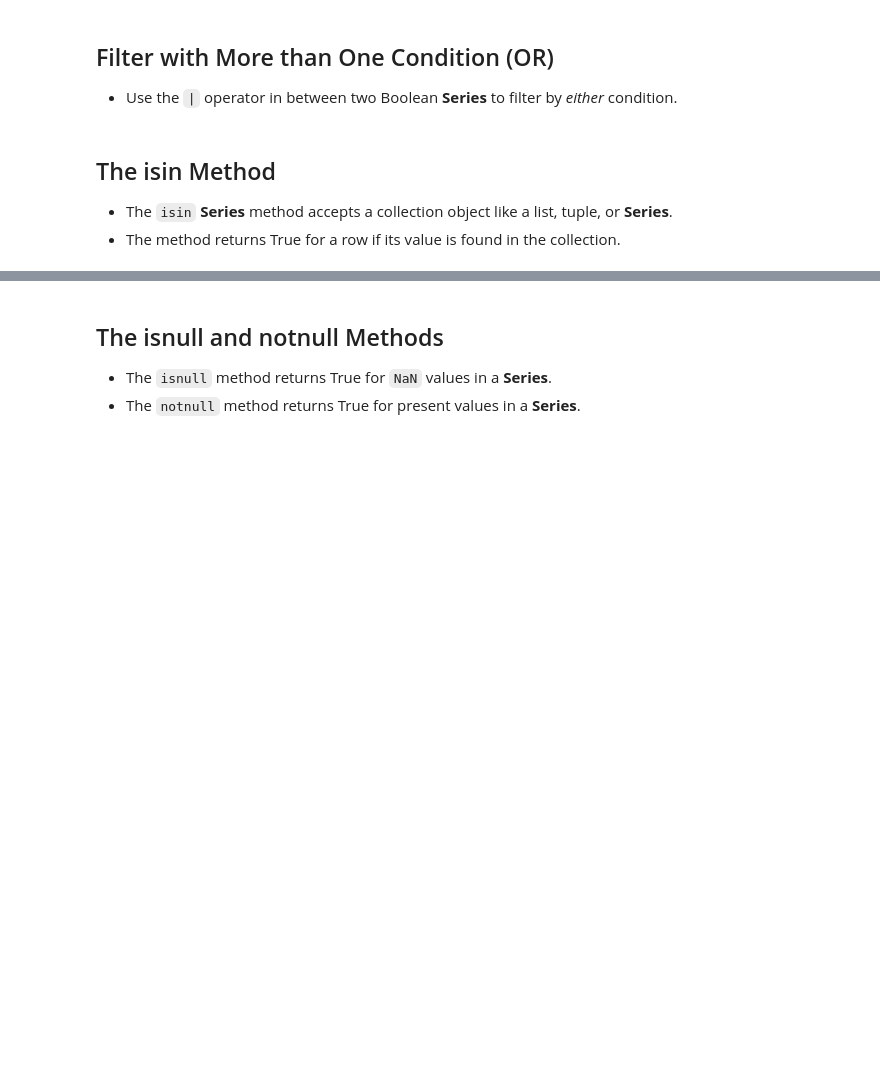
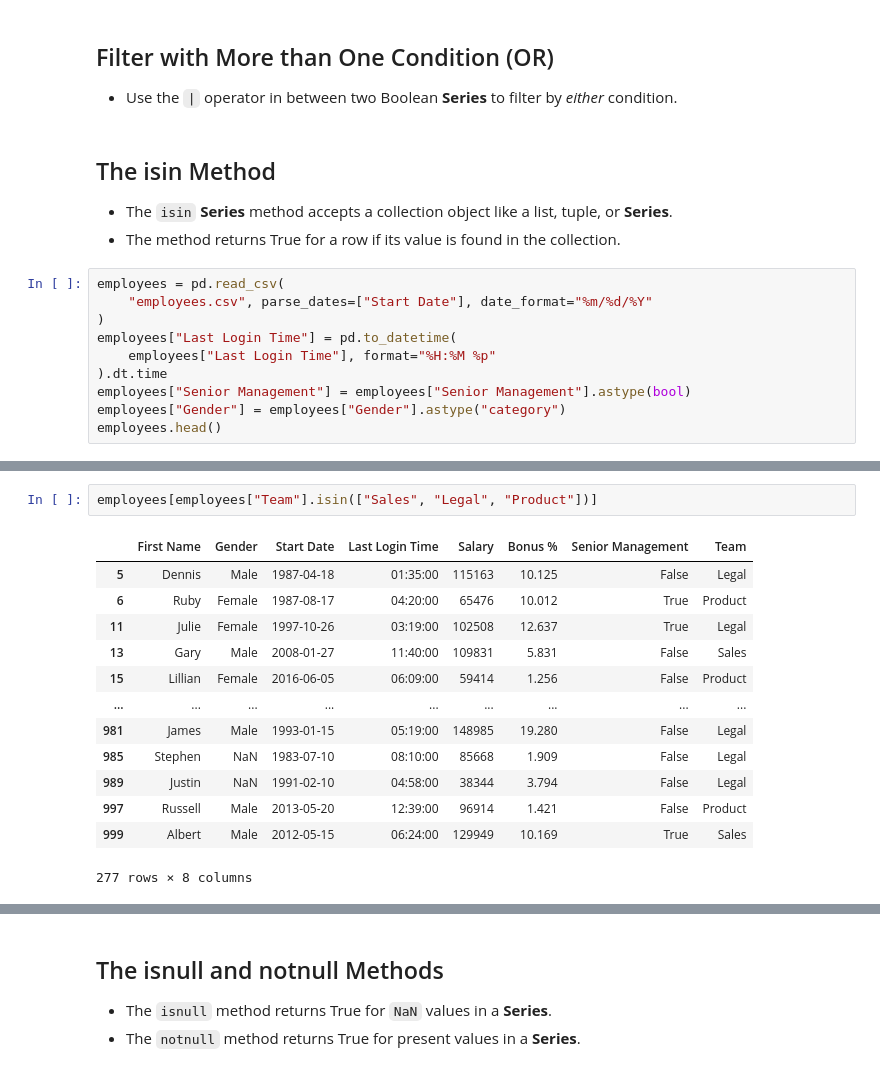
Before and after one commit to brisacoder/Data-Analysis-with-Pandas-and-Python, a Jupyter notebook: pandas/Incomplete/05 - DataFrames II - Filtering Data.ipynb, the cells around one changed output, grey strips where cells are left out. Drawn from its saved outputs; the diff is of its cells as text; blank space fills up the shorter version.

```diff
--- a/pandas/Incomplete/05 - DataFrames II - Filtering Data.ipynb
+++ b/pandas/Incomplete/05 - DataFrames II - Filtering Data.ipynb
@@ -132,3 +188,13 @@ salary_gt_100k = employees["Salary"] > 100000
 ## The isin Method
 - The `isin` **Series** method accepts a collection object like a list, tuple, or **Series**.
 - The method returns True for a row if its value is found in the collection.
+# %%
+employees = pd.read_csv(
+    "employees.csv", parse_dates=["Start Date"], date_format="%m/%d/%Y"
+)
+employees["Last Login Time"] = pd.to_datetime(
+    employees["Last Login Time"], format="%H:%M %p"
+).dt.time
+employees["Senior Management"] = employees["Senior Management"].astype(bool)
+employees["Gender"] = employees["Gender"].astype("category")
+employees.head()
@@ -134,0 +208,16 @@ salary_gt_100k = employees["Salary"] > 100000
+# %%
+employees[employees["Team"].isin(["Sales", "Legal", "Product"])]
+# %% [output]
+|  | First Name | Gender | Start Date | Last Login Time | Salary | Bonus % | Senior Management | Team |
+| 5 | Dennis | Male | 1987-04-18 | 01:35:00 | 115163 | 10.125 | False | Legal |
+| 6 | Ruby | Female | 1987-08-17 | 04:20:00 | 65476 | 10.012 | True | Product |
+| 11 | Julie | Female | 1997-10-26 | 03:19:00 | 102508 | 12.637 | True | Legal |
+| 13 | Gary | Male | 2008-01-27 | 11:40:00 | 109831 | 5.831 | False | Sales |
+| 15 | Lillian | Female | 2016-06-05 | 06:09:00 | 59414 | 1.256 | False | Product |
+| ... | ... | ... | ... | ... | ... | ... | ... | ... |
+| 981 | James | Male | 1993-01-15 | 05:19:00 | 148985 | 19.280 | False | Legal |
+| 985 | Stephen | NaN | 1983-07-10 | 08:10:00 | 85668 | 1.909 | False | Legal |
+| 989 | Justin | NaN | 1991-02-10 | 04:58:00 | 38344 | 3.794 | False | Legal |
+| 997 | Russell | Male | 2013-05-20 | 12:39:00 | 96914 | 1.421 | False | Product |
+| 999 | Albert | Male | 2012-05-15 | 06:24:00 | 129949 | 10.169 | True | Sales |
+277 rows × 8 columns
```
Also changed, not shown: parts of 12 cells of this notebook, 4 other files.
